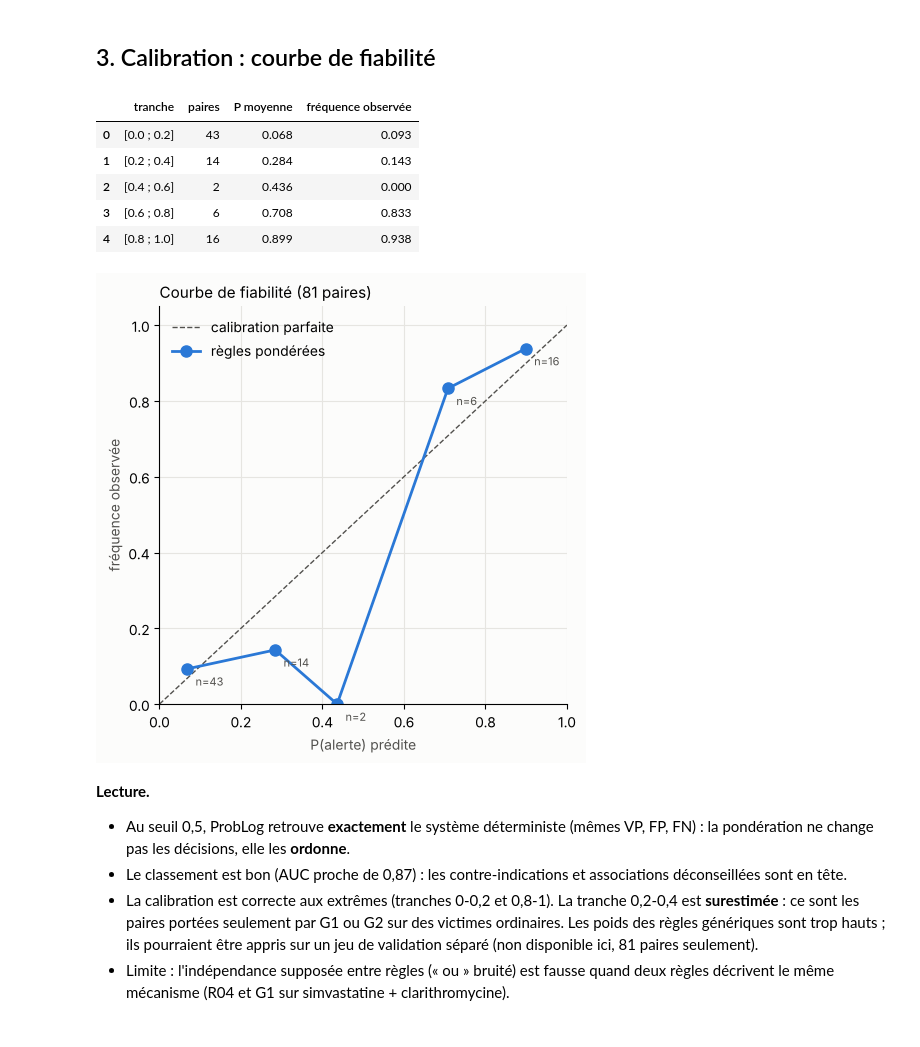
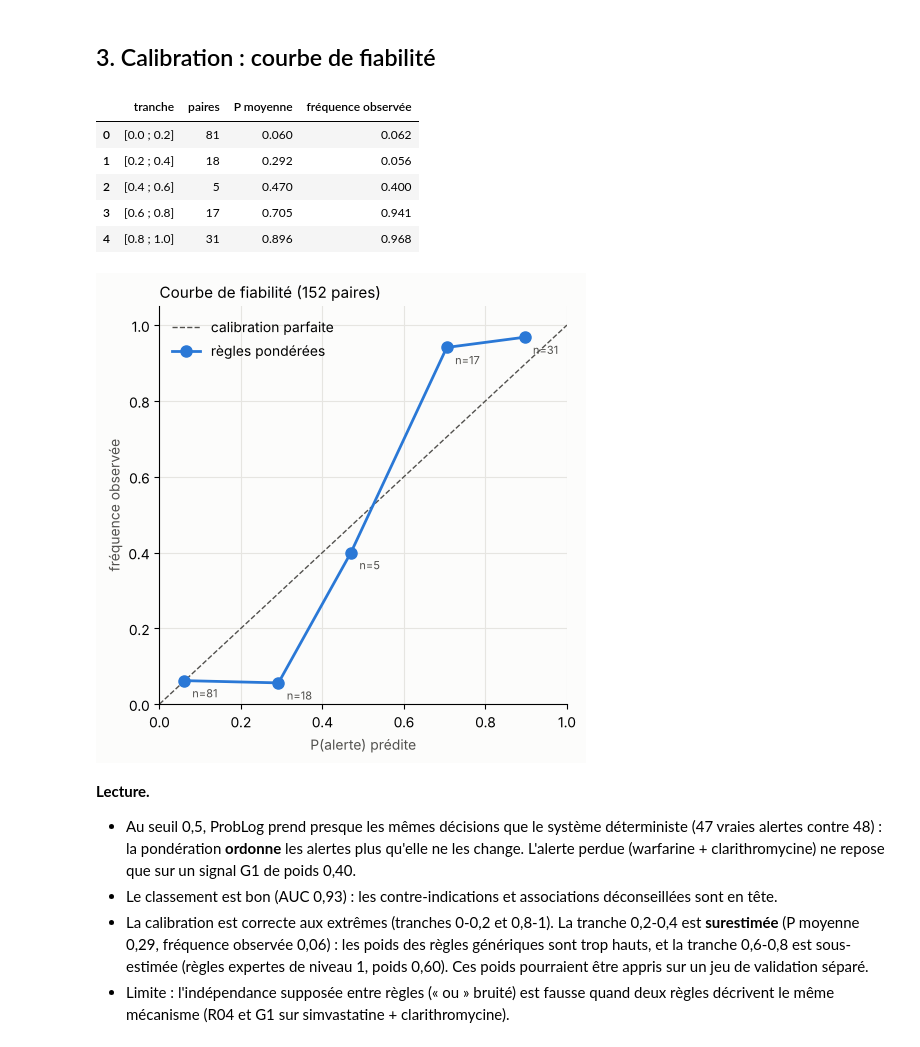
Before and after one commit to Imane-Guihia/Verification-Ordonnance-Hybride, a Jupyter notebook: notebooks/04_bonus_problog.ipynb, the cells around one changed output. Drawn from its saved outputs; the diff is of its cells as text; code cells hidden in the pictures.

```diff
--- a/notebooks/04_bonus_problog.ipynb
+++ b/notebooks/04_bonus_problog.ipynb
@@ -86,31 +86,31 @@ display(seuils)
 # %%
 display(fiab)
 fig, ax = plt.subplots(figsize=(5, 5), facecolor="#fcfcfb"); ax.set_facecolor("#fcfcfb")
 ax.plot([0, 1], [0, 1], color="#52514e", linewidth=1, linestyle="--", label="calibration parfaite")
 ax.plot(fiab["P moyenne"], fiab["fréquence observée"], color="#2a78d6", linewidth=2,
         marker="o", markersize=8, label="règles pondérées")
 for _, r in fiab.iterrows():
     ax.annotate(f"n={r['paires']}", (r["P moyenne"], r["fréquence observée"]),
                 textcoords="offset points", xytext=(6, -12), fontsize=8, color="#52514e")
 ax.set_xlim(0, 1); ax.set_ylim(0, 1.05)
 ax.set_xlabel("P(alerte) prédite", color="#52514e"); ax.set_ylabel("fréquence observée", color="#52514e")
 for s in ("top", "right"):
     ax.spines[s].set_visible(False)
 ax.grid(color="#e6e5e1", linewidth=0.8); ax.legend(frameon=False, loc="upper left")
-ax.set_title("Courbe de fiabilité (81 paires)", loc="left", fontsize=11)
+ax.set_title("Courbe de fiabilité (152 paires)", loc="left", fontsize=11)
 plt.tight_layout(); plt.show()
 # %% [output]
 |  | tranche | paires | P moyenne | fréquence observée |
-| 0 | [0.0 ; 0.2] | 43 | 0.068 | 0.093 |
-| 1 | [0.2 ; 0.4] | 14 | 0.284 | 0.143 |
-| 2 | [0.4 ; 0.6] | 2 | 0.436 | 0.000 |
-| 3 | [0.6 ; 0.8] | 6 | 0.708 | 0.833 |
-| 4 | [0.8 ; 1.0] | 16 | 0.899 | 0.938 |
+| 0 | [0.0 ; 0.2] | 81 | 0.060 | 0.062 |
+| 1 | [0.2 ; 0.4] | 18 | 0.292 | 0.056 |
+| 2 | [0.4 ; 0.6] | 5 | 0.470 | 0.400 |
+| 3 | [0.6 ; 0.8] | 17 | 0.705 | 0.941 |
+| 4 | [0.8 ; 1.0] | 31 | 0.896 | 0.968 |
-[figure, old version]
+[figure, new version]
 # %% [markdown]
 **Lecture.**
 
-- Au seuil 0,5, ProbLog retrouve **exactement** le système déterministe (mêmes VP, FP, FN) : la pondération ne change pas les décisions, elle les **ordonne**.
-- Le classement est bon (AUC proche de 0,87) : les contre-indications et associations déconseillées sont en tête.
-- La calibration est correcte aux extrêmes (tranches 0-0,2 et 0,8-1). La tranche 0,2-0,4 est **surestimée** : ce sont les paires portées seulement par G1 ou G2 sur des victimes ordinaires. Les poids des règles génériques sont trop hauts ; ils pourraient être appris sur un jeu de validation séparé (non disponible ici, 81 paires seulement).
+- Au seuil 0,5, ProbLog prend presque les mêmes décisions que le système déterministe (47 vraies alertes contre 48) : la pondération **ordonne** les alertes plus qu'elle ne les change. L'alerte perdue (warfarine + clarithromycine) ne repose que sur un signal G1 de poids 0,40.
+- Le classement est bon (AUC 0,93) : les contre-indications et associations déconseillées sont en tête.
+- La calibration est correcte aux extrêmes (tranches 0-0,2 et 0,8-1). La tranche 0,2-0,4 est **surestimée** (P moyenne 0,29, fréquence observée 0,06) : les poids des règles génériques sont trop hauts, et la tranche 0,6-0,8 est sous-estimée (règles expertes de niveau 1, poids 0,60). Ces poids pourraient être appris sur un jeu de validation séparé.
 - Limite : l'indépendance supposée entre règles (« ou » bruité) est fausse quand deux règles décrivent le même mécanisme (R04 et G1 sur simvastatine + clarithromycine).
```
Also changed, not shown: parts of 3 cells of this notebook, 15 other files.
